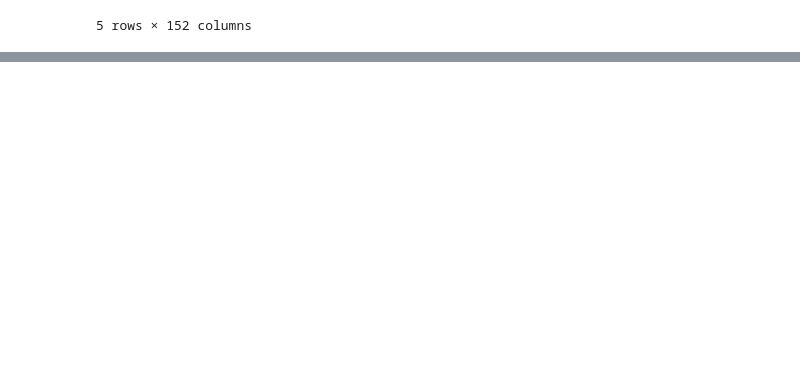
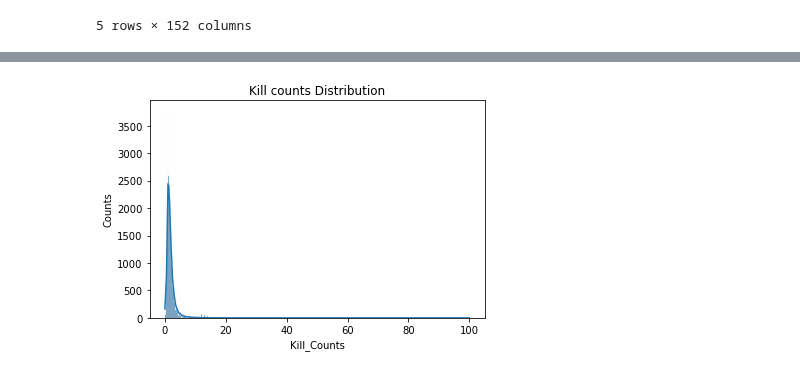
Before and after one commit to emojiworld777/pubg-hacker-detection-and-exploratory-data-analysis, a Jupyter notebook: pubg.ipynb, the cells around one changed output, grey strips where cells are left out. Cells and saved outputs as stored; diff of their text form; code cells hidden in the pictures; blank space fills up the shorter version.

```diff
--- a/pubg.ipynb
+++ b/pubg.ipynb
@@ -29,0 +108,8 @@ df.tail()
+# %%
+sns.histplot(df['solo_KillDeathRatio'], kde = True)
+plt.title('Kill counts Distribution')
+plt.xlabel('Kill_Counts')
+plt.ylabel('Counts')
+plt.show()
+# %% [output]
+[figure, added]
```
Also changed, not shown: parts of 6 cells of this notebook.
